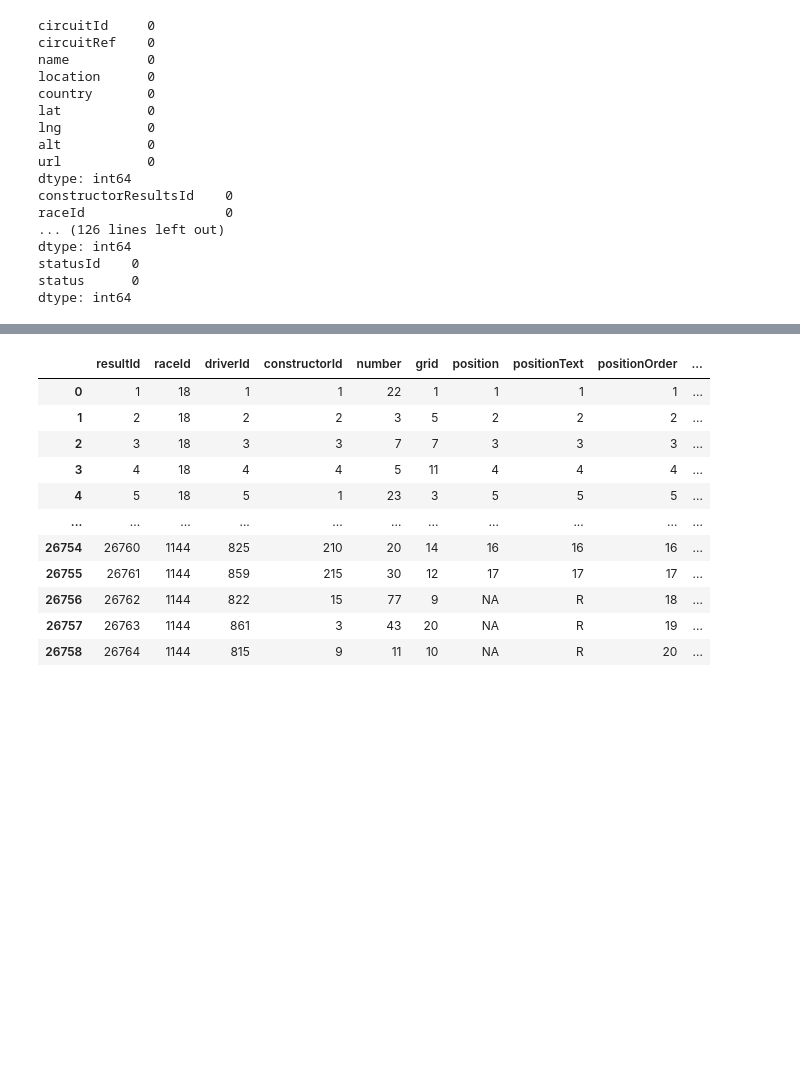
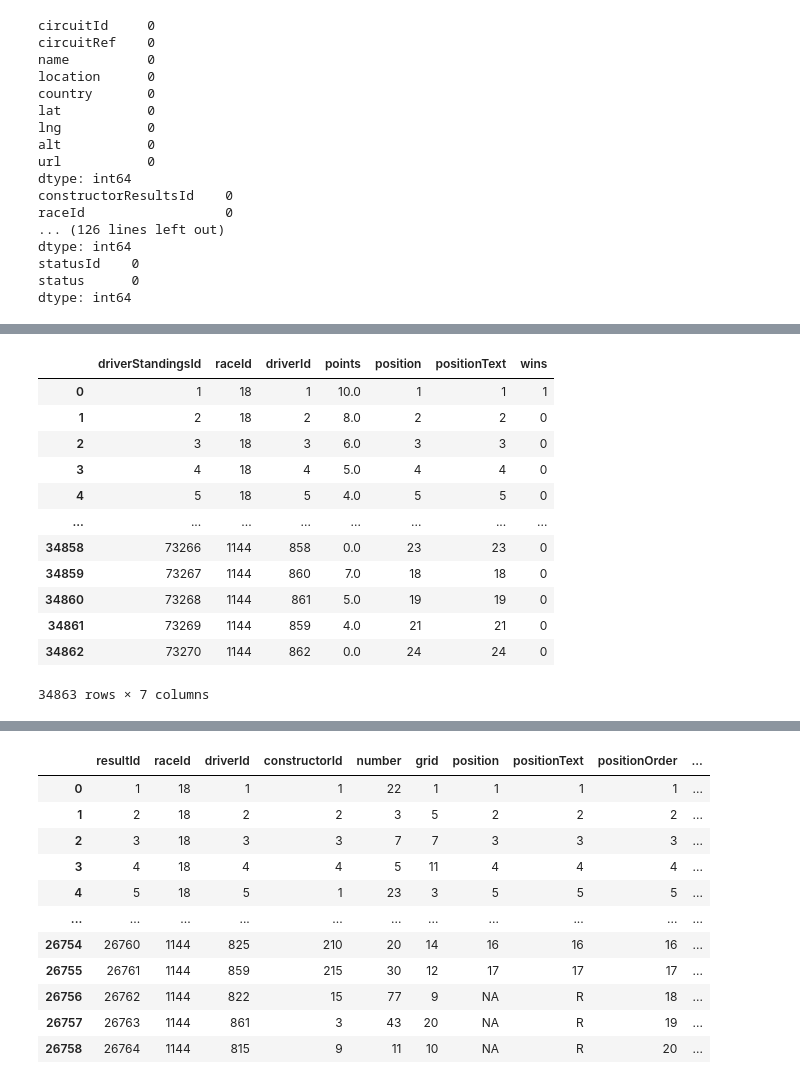
Before and after one commit to abhishekpadwal06/F1-Data-Analysis-Project, a Jupyter notebook: f1_data_cleaning.ipynb, the cells around one changed output, grey strips where cells are left out. Saved outputs shown, nothing was run; the diff lists cells and outputs as text; code cells hidden in the pictures; blank space fills up the shorter version.

```diff
--- a/f1_data_cleaning.ipynb
+++ b/f1_data_cleaning.ipynb
@@ -9,7 +9,6 @@ circuits = pd.read_csv('Dataset/circuits.csv')
 constructor_results = pd.read_csv('Dataset/constructor_results.csv')
 constructor_standings = pd.read_csv('Dataset/constructor_standings.csv')
 constructors = pd.read_csv('Dataset/constructors.csv')
-driver_standings = pd.read_csv('Dataset/driver_standings.csv')
 driver_standings = pd.read_csv('Dataset/driver_standings.csv')
 drivers = pd.read_csv('Dataset/drivers.csv')
 lap_times = pd.read_csv('Dataset/lap_times.csv')
@@ -121,9 +183,24 @@ constructors_new.drop(columns=['url'], inplace=True)
 # %%
 # 5. driver_standings.csv
 # Nothing to change here!
 
 
 driver_standings_new = driver_standings.copy()
+clean_backslash_n(driver_standings_new)
+# %% [output]
+|  | driverStandingsId | raceId | driverId | points | position | positionText | wins |
+| 0 | 1 | 18 | 1 | 10.0 | 1 | 1 | 1 |
+| 1 | 2 | 18 | 2 | 8.0 | 2 | 2 | 0 |
+| 2 | 3 | 18 | 3 | 6.0 | 3 | 3 | 0 |
+| 3 | 4 | 18 | 4 | 5.0 | 4 | 4 | 0 |
+| 4 | 5 | 18 | 5 | 4.0 | 5 | 5 | 0 |
+| ... | ... | ... | ... | ... | ... | ... | ... |
+| 34858 | 73266 | 1144 | 858 | 0.0 | 23 | 23 | 0 |
+| 34859 | 73267 | 1144 | 860 | 7.0 | 18 | 18 | 0 |
+| 34860 | 73268 | 1144 | 861 | 5.0 | 19 | 19 | 0 |
+| 34861 | 73269 | 1144 | 859 | 4.0 | 21 | 21 | 0 |
+| 34862 | 73270 | 1144 | 862 | 0.0 | 24 | 24 | 0 |
+34863 rows × 7 columns
 # %%
 # 6. drivers.csv
 # Drop 'url' and replace '\N' with 'NA'
```
Also changed, not shown: parts of 13 cells of this notebook, 4 other files.
